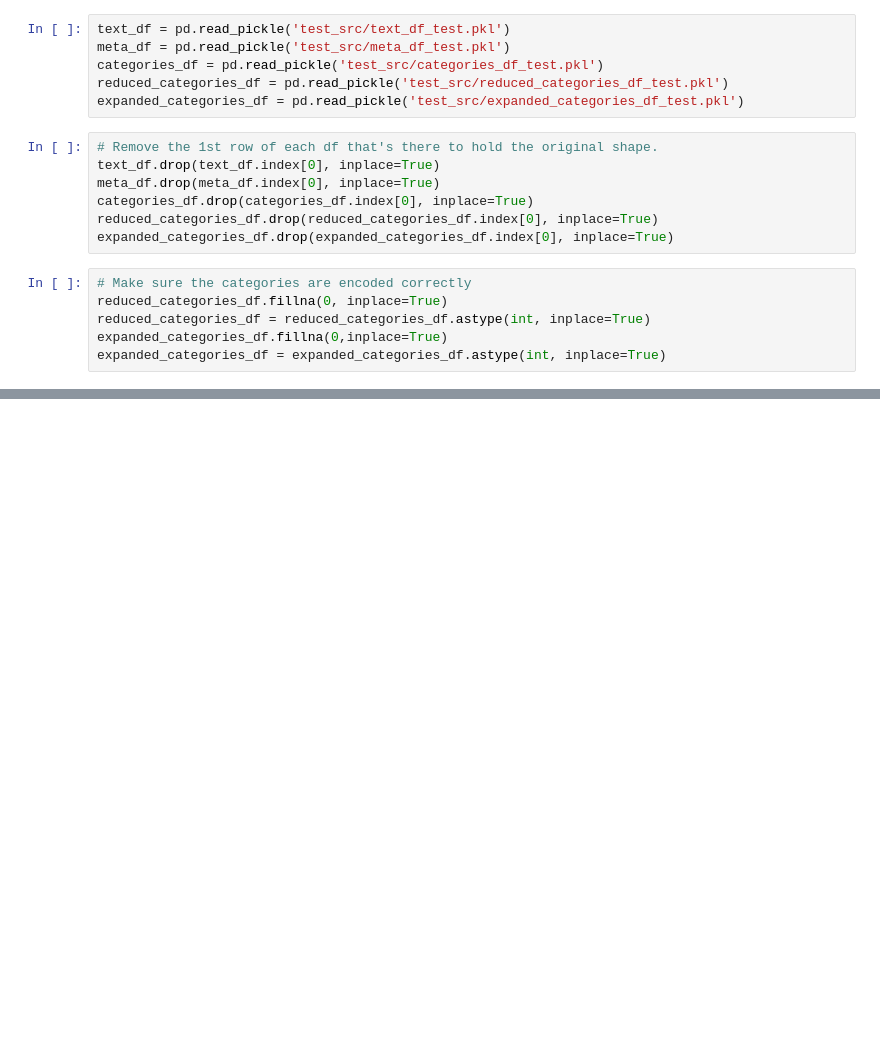
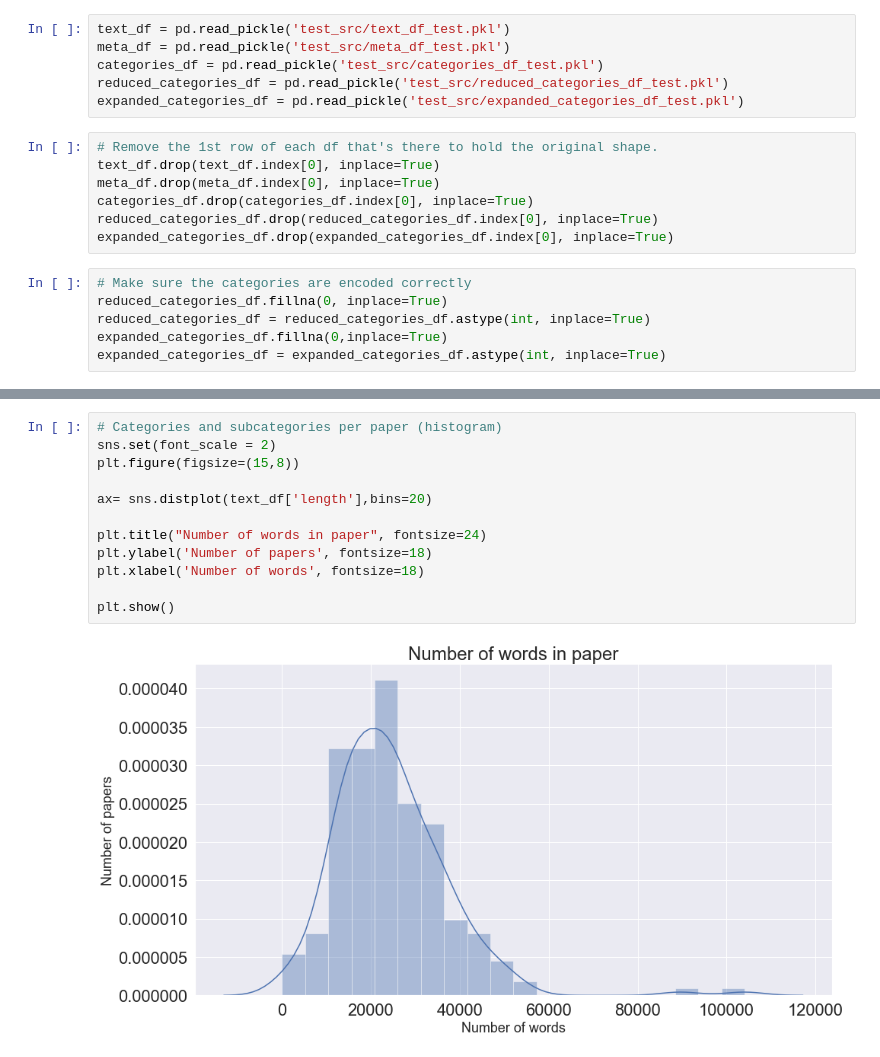
Before and after one commit to G-Benn/arxiv-classification, a Jupyter notebook: ReadCleanData.ipynb, the cells around one changed output, grey strips where cells are left out. Drawn from its saved outputs; the diff is of its cells as text; blank space fills up the shorter version.

```diff
--- a/ReadCleanData.ipynb
+++ b/ReadCleanData.ipynb
@@ -54,3 +107,17 @@ plt.show()
+# %%
+# Categories and subcategories per paper (histogram)
+sns.set(font_scale = 2)
+plt.figure(figsize=(15,8))
+
+ax= sns.distplot(text_df['length'],bins=20)
+
+plt.title("Number of words in paper", fontsize=24)
+plt.ylabel('Number of papers', fontsize=18)
+plt.xlabel('Number of words', fontsize=18)
+
+plt.show()
+# %% [output]
+[figure, added]
 # %%
 display(text_df)
 # %% [output]
```
Also changed, not shown: parts of 12 cells of this notebook.
